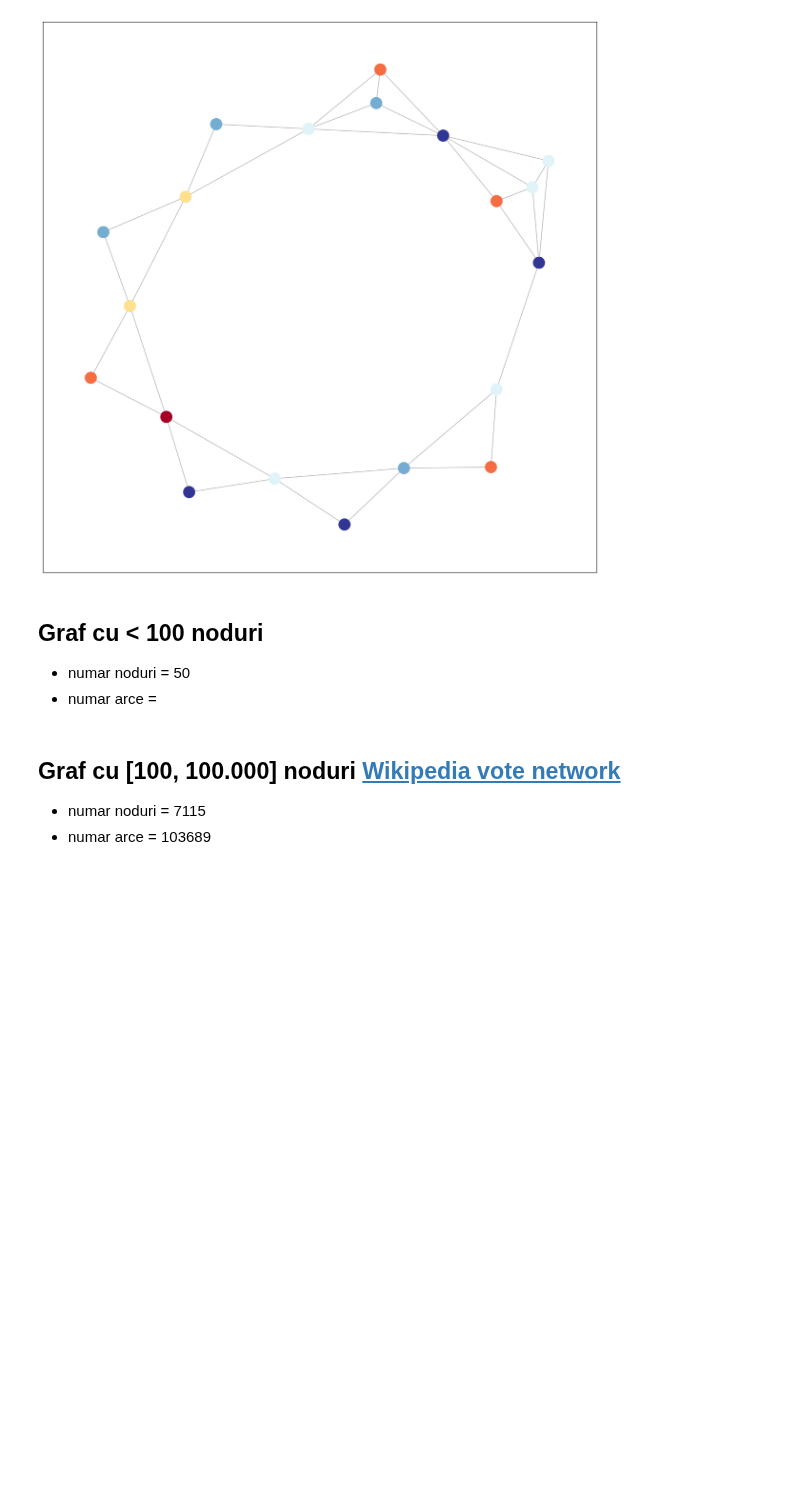
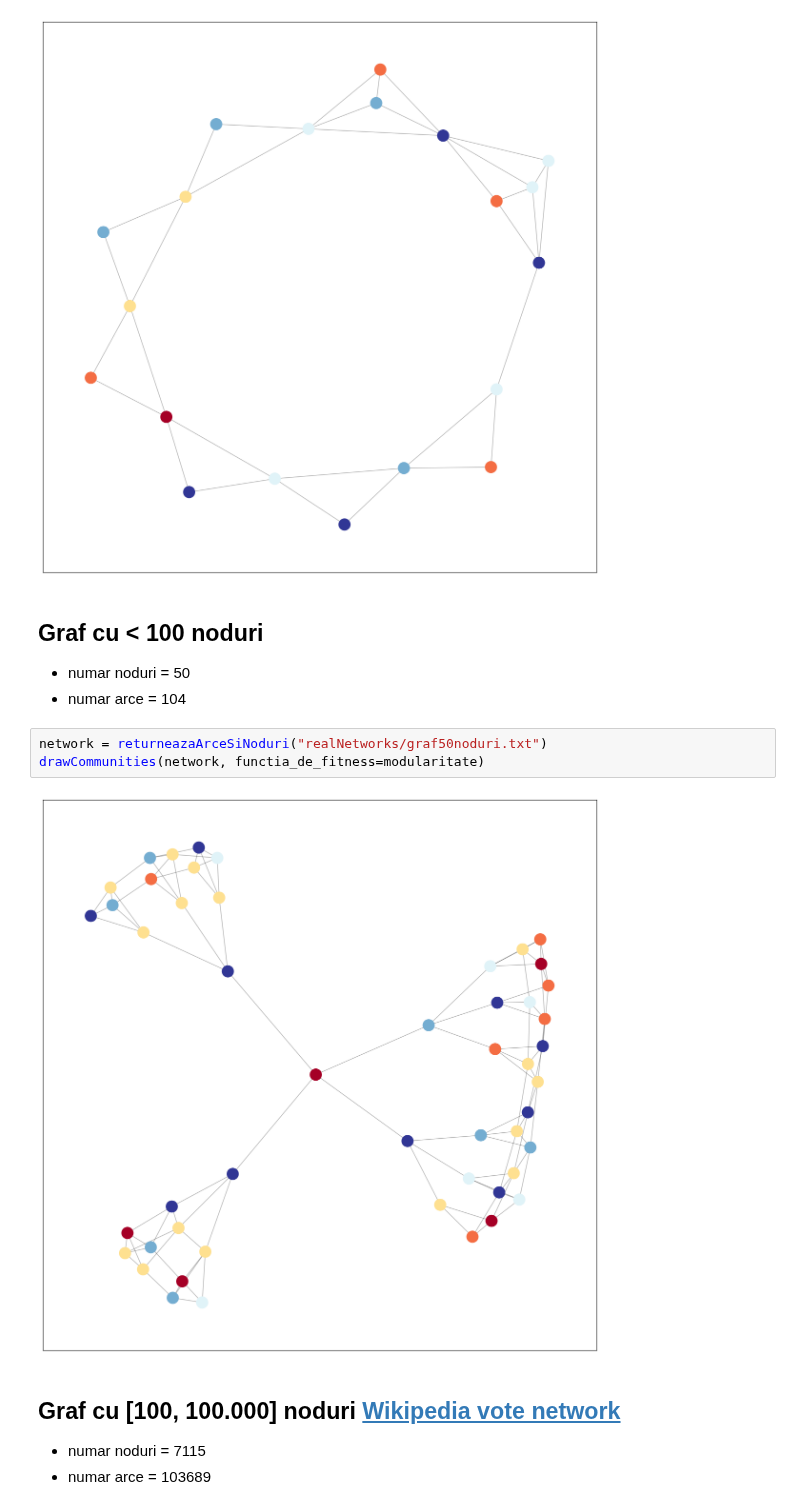
Before and after one commit to karinakentsch19/Laboratoare-AI, a Jupyter notebook: Lab10 - Algoritmi evolutivi/problema.ipynb, the cells around one changed output. Drawn from its saved outputs; the diff is of its cells as text; blank space fills up the shorter version.

```diff
--- a/Lab10 - Algoritmi evolutivi/problema.ipynb
+++ b/Lab10 - Algoritmi evolutivi/problema.ipynb
@@ -302,7 +302,12 @@ drawCommunities(network, functia_de_fitness=modularitate)
 # %% [markdown]
 ## Graf cu < 100 noduri
 - numar noduri = 50
-- numar arce =
+- numar arce = 104
+# %%
+network = returneazaArceSiNoduri("realNetworks/graf50noduri.txt")
+drawCommunities(network, functia_de_fitness=modularitate)
+# %% [output]
+[figure, added]
 # %% [markdown]
 ## Graf cu [100, 100.000] noduri [Wikipedia vote network](https://snap.stanford.edu/data/wiki-Vote.html)
 - numar noduri = 7115
```
Also changed, not shown: 1 other file.
